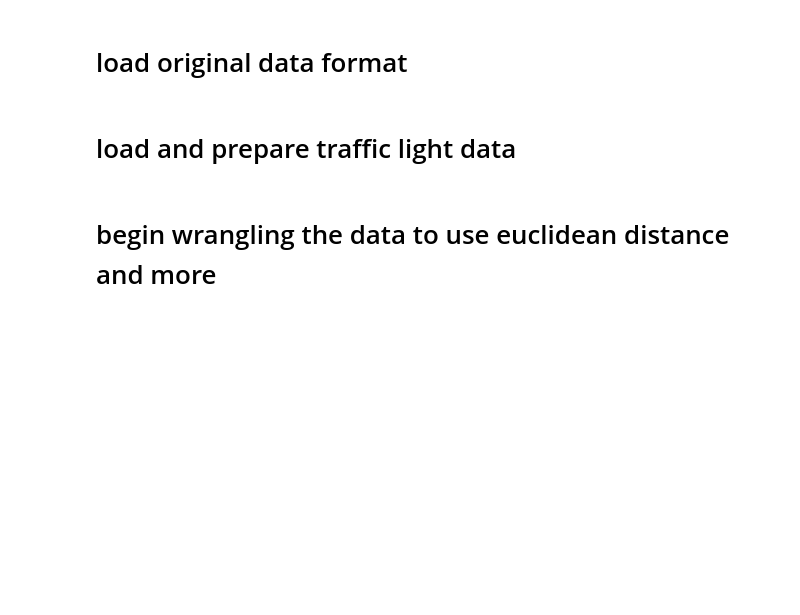
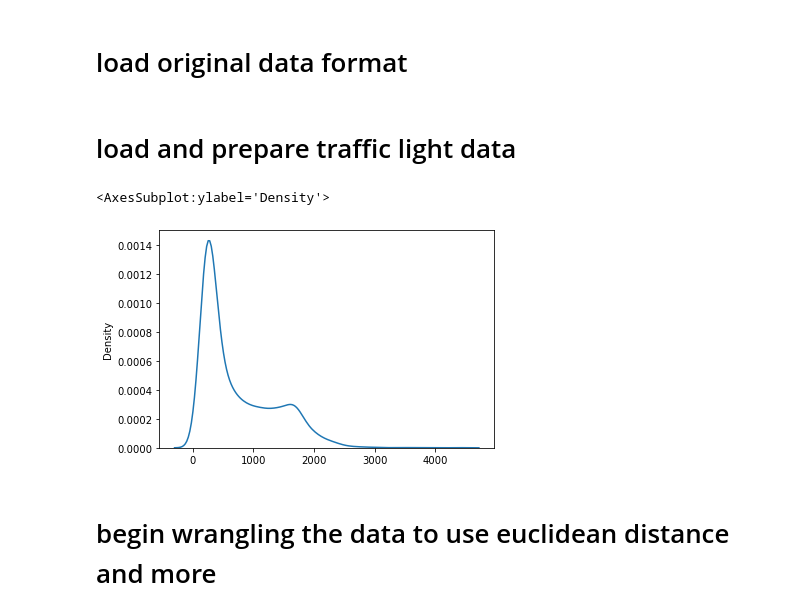
Before and after one commit to Marcus-Friis/CycleCV, a Jupyter notebook: ultimate_wrangling.ipynb, the cells around one changed output. Cells and saved outputs as stored; diff of their text form; code cells hidden in the pictures; blank space fills up the shorter version.

```diff
--- a/ultimate_wrangling.ipynb
+++ b/ultimate_wrangling.ipynb
@@ -58,0 +79,6 @@ light_dict = {
+# %%
+a = [len(row['xs']) for _, row in df.iterrows()]
+sns.kdeplot(a)
+# %% [output]
+<AxesSubplot:ylabel='Density'>
+[figure, added]
```
Also changed, not shown: parts of 27 cells of this notebook.
